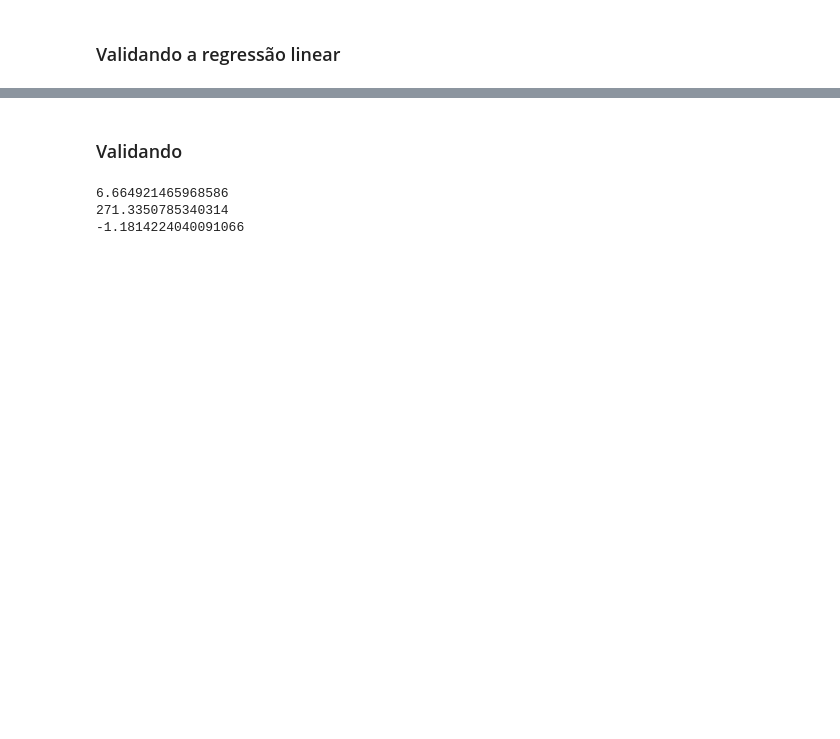
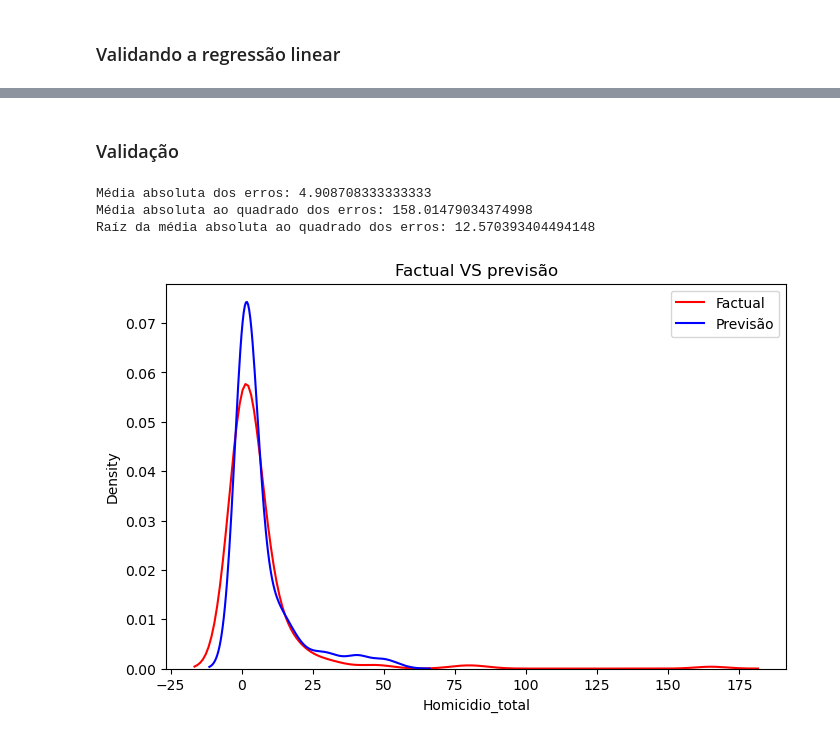
Before and after one commit to felipebns/P2_Cdados, a Jupyter notebook: p2_cdados.ipynb, the cells around one changed output, grey strips where cells are left out. Drawn from its saved outputs; the diff is of its cells as text; code cells hidden in the pictures; blank space fills up the shorter version.

Commit message:
validação ML

```diff
--- a/p2_cdados.ipynb
+++ b/p2_cdados.ipynb
@@ -535,0 +489,2 @@ DecisionTreeRegressor()
+# %%
+X_train, X_test, y_train, y_test = train_test_split(tabela_sem_sp[['idhm','renda_per_capita','proporcao_analfabetismo_15_mais','proporcao_sem_renda_18_mais','indice_gini']], tabela_sem_sp['Homicidio_total'], test_size=0.3, random_state=0)
@@ -535,0 +493,4 @@ DecisionTreeRegressor()
+# %%
+from sklearn.ensemble import RandomForestRegressor
+regressor = RandomForestRegressor(n_estimators = 1000, random_state = 42)
+regressor.fit(X_train, y_train) #utilizando a base de treino para criar um modelo
@@ -535,0 +501,4 @@ DecisionTreeRegressor()
+# %%
+y_pred = regressor.predict(X_test)
+df=pd.DataFrame({'Homicídios reais':y_test, 'Previsão':y_pred})
+df
@@ -536,19 +519,25 @@ DecisionTreeRegressor()
 # %% [markdown]
- ### Validando
+### Validação
-# %%
-Xteste = df_teste[['idhm','renda_per_capita','proporcao_analfabetismo_15_mais', 'proporcao_sem_renda_18_mais','indice_gini']]
-Yteste = df_teste['Homicidio_total']
-
-prev_y = arvore_regressao.predict(Xteste)
-
-mae = mean_absolute_error(Yteste, prev_y)
-mse = mean_squared_error(Yteste, prev_y)
-r2 = r2_score(Yteste, prev_y)
-
-print(mae)
-print(mse)
-print(r2)
-# %% [output]
-6.664921465968586
-271.3350785340314
--1.1814224040091066
+# %%
+print('Média absoluta dos erros:', metrics.mean_absolute_error(y_test, y_pred))
+print('Média absoluta ao quadrado dos erros:', metrics.mean_squared_error(y_test, y_pred))
+print('Raíz da média absoluta ao quadrado dos erros:', np.sqrt(metrics.mean_squared_error(y_test, y_pred)))
+# %% [output]
+Média absoluta dos erros: 4.908708333333333
+Média absoluta ao quadrado dos erros: 158.01479034374998
+Raíz da média absoluta ao quadrado dos erros: 12.570393404494148
+# %%
+plt.figure(figsize=(8, 5))
+
+
+ax = sns.distplot(y_test, hist=False, color="r", label="Factual")
+sns.distplot(y_pred, hist=False, color="b", label="Previsão" , ax=ax)
+
+
+plt.title('Factual VS previsão')
+
+plt.legend()
+plt.show()
+plt.close()
+# %% [output]
+[figure, added]
```
Also changed, not shown: parts of 14 cells of this notebook.
